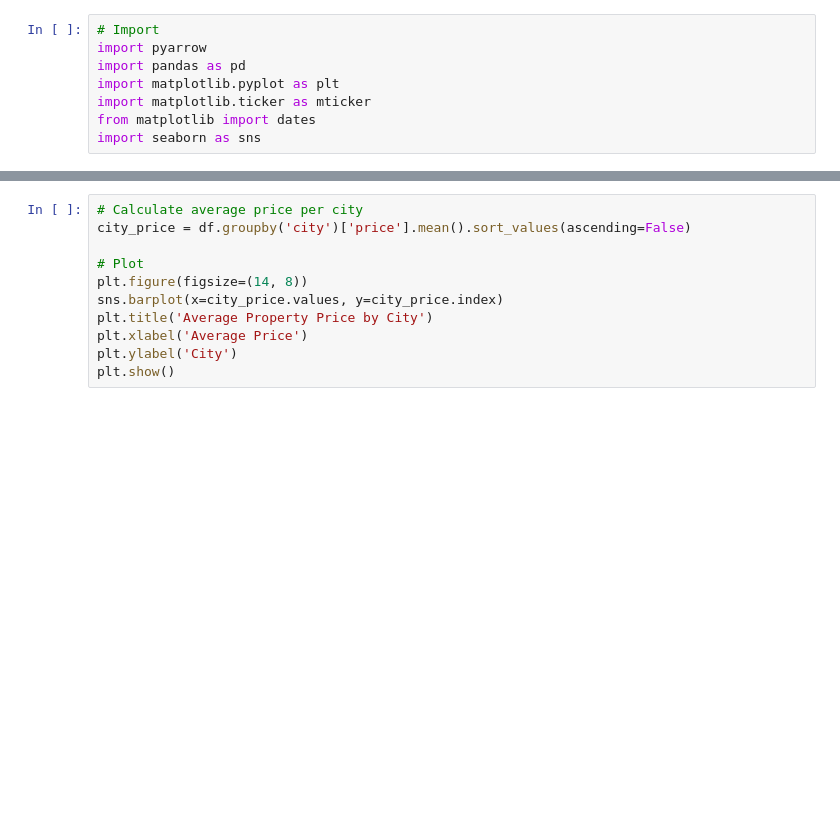
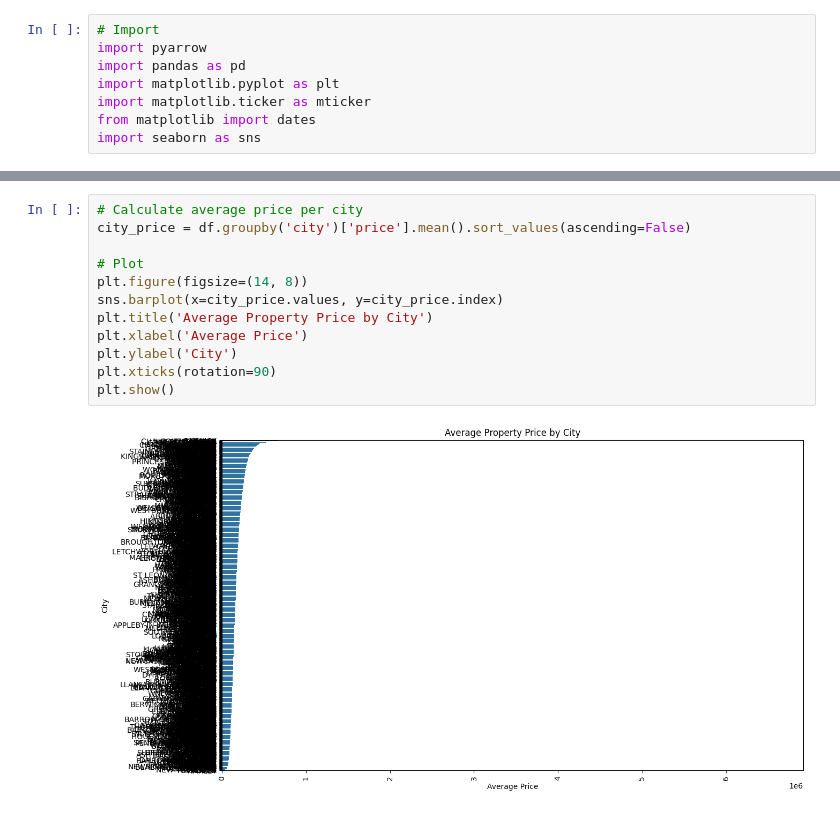
Before and after one commit to MatejBursik/TenOne_cloud_ai, a Jupyter notebook: UK_housing/forcasting_data.ipynb, the cells around one changed output, grey strips where cells are left out. Drawn from its saved outputs; the diff is of its cells as text; blank space fills up the shorter version.

```diff
--- a/UK_housing/forcasting_data.ipynb
+++ b/UK_housing/forcasting_data.ipynb
@@ -25,11 +44,14 @@ plt.show()
 # %%
 # Calculate average price per city
 city_price = df.groupby('city')['price'].mean().sort_values(ascending=False)
 
 # Plot
 plt.figure(figsize=(14, 8))
 sns.barplot(x=city_price.values, y=city_price.index)
 plt.title('Average Property Price by City')
 plt.xlabel('Average Price')
 plt.ylabel('City')
+plt.xticks(rotation=90)
 plt.show()
+# %% [output]
+[figure, added]
```
Also changed, not shown: parts of 2 cells of this notebook, 7 other files.
